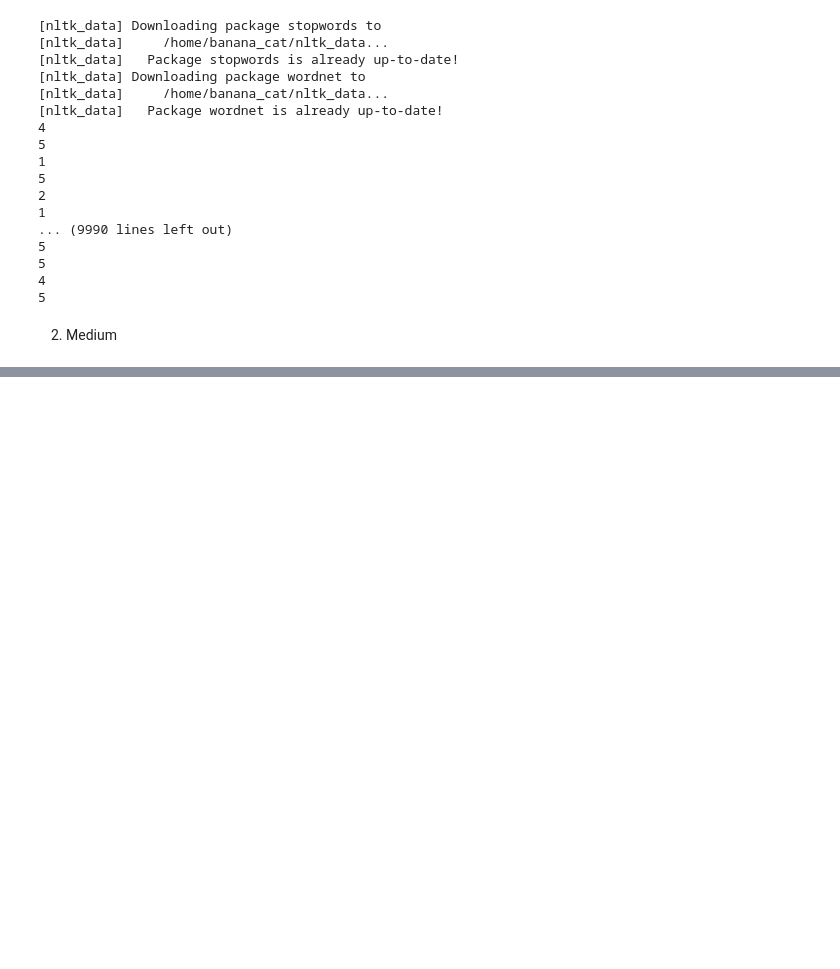
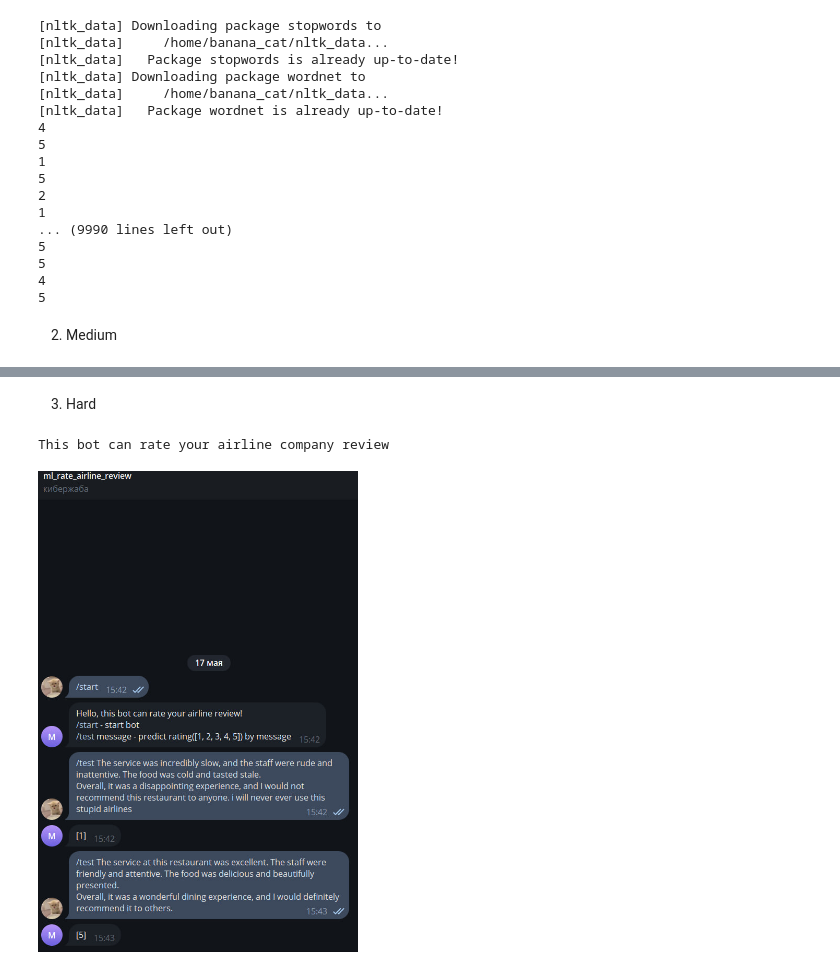
Before and after one commit to bananananacat/ML_HW, a Jupyter notebook: notebooks/07-homework.ipynb, the cells around one changed output, grey strips where cells are left out. Drawn from its saved outputs; the diff is of its cells as text; code cells hidden in the pictures; blank space fills up the shorter version.

Commit message:
update 07-homework, added Hard task(tg-bot)

```diff
--- a/notebooks/07-homework.ipynb
+++ b/notebooks/07-homework.ipynb
@@ -63,0 +64,9 @@ hw_7_test.py ....                                                        [100%]
+# %% [markdown]
+3. Hard
+# %%
+from IPython.display import Image
+print('This bot can rate your airline company review')
+Image("screen_of_bot.jpg", width=320, height=240)
+# %% [output]
+This bot can rate your airline company review
+[figure, added]
```
Also changed, not shown: parts of 2 cells of this notebook.
